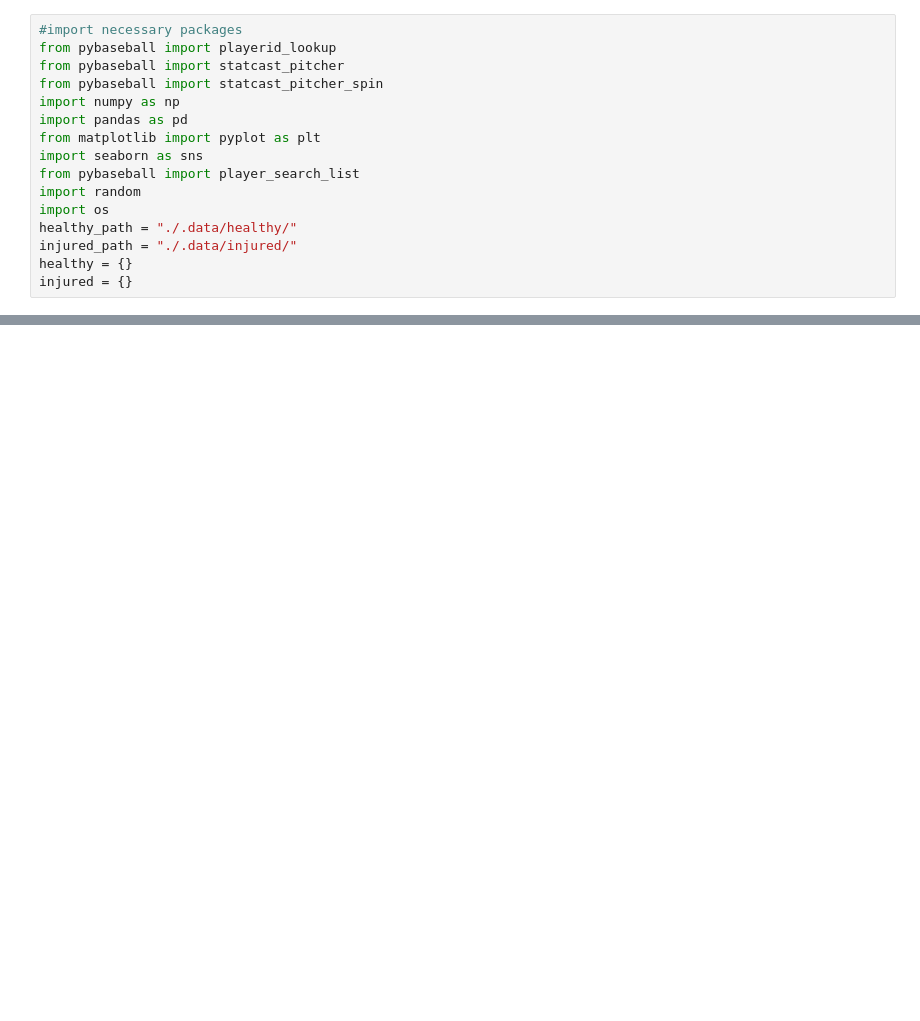
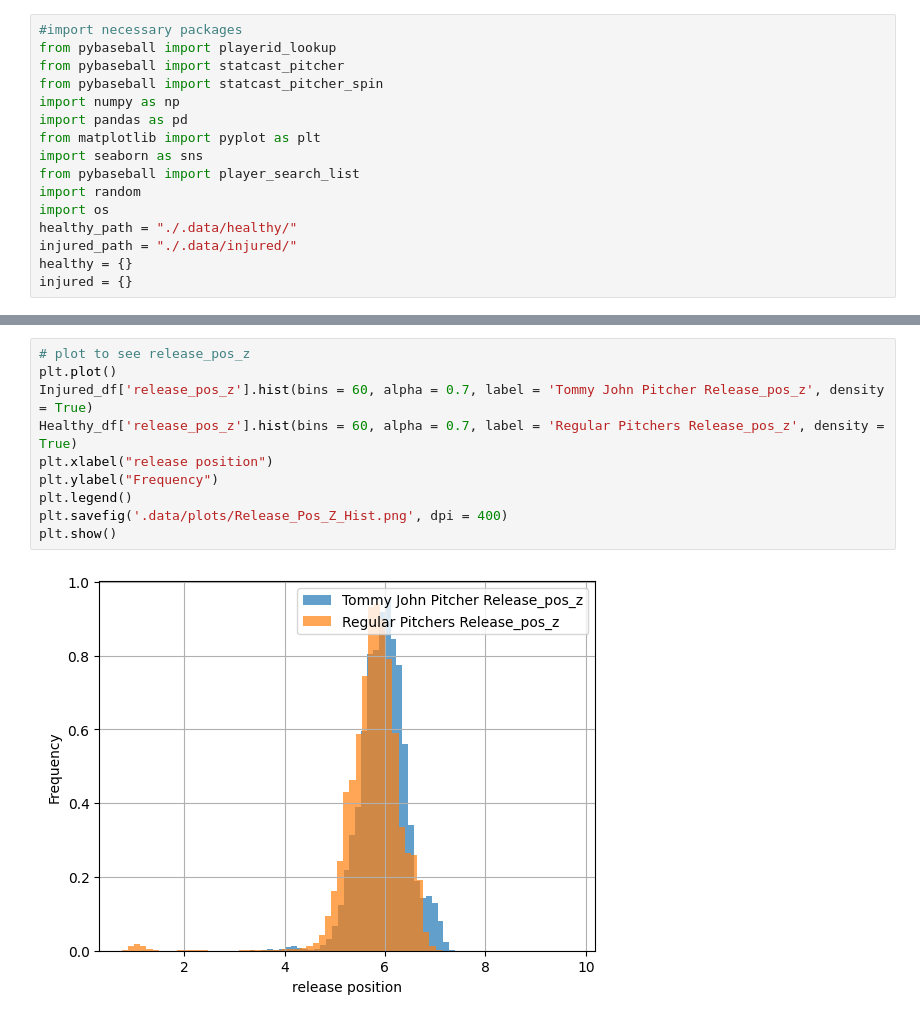
Before and after one commit to akankshb/tommy_john_surgery_modeling, a Jupyter notebook: EDA_notebook.ipynb, the cells around one changed output, grey strips where cells are left out. Saved outputs shown, nothing was run; the diff lists cells and outputs as text; blank space fills up the shorter version.

```diff
--- a/EDA_notebook.ipynb
+++ b/EDA_notebook.ipynb
@@ -115,0 +159,12 @@ print(Injured_df.shape)
+# %%
+# plot to see release_pos_z
+plt.plot()
+Injured_df['release_pos_z'].hist(bins = 60, alpha = 0.7, label = 'Tommy John Pitcher Release_pos_z', density = True)
+Healthy_df['release_pos_z'].hist(bins = 60, alpha = 0.7, label = 'Regular Pitchers Release_pos_z', density = True)
+plt.xlabel("release position")
+plt.ylabel("Frequency")
+plt.legend()
+plt.savefig('.data/plots/Release_Pos_Z_Hist.png', dpi = 400)
+plt.show()
+# %% [output]
+[figure, added]
```
Also changed, not shown: parts of 25 cells of this notebook.
